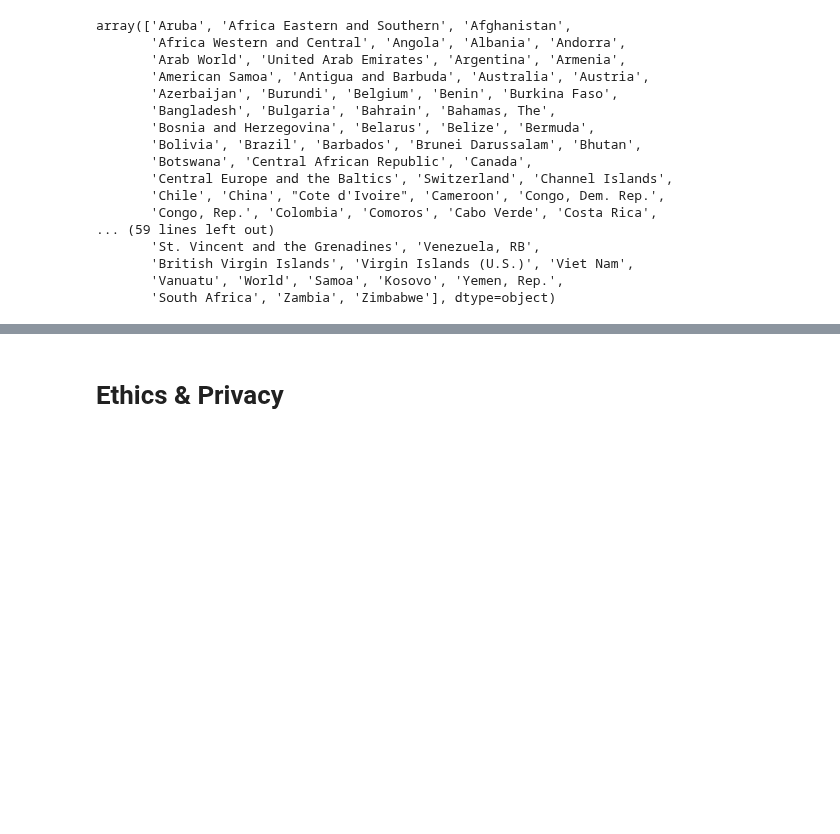
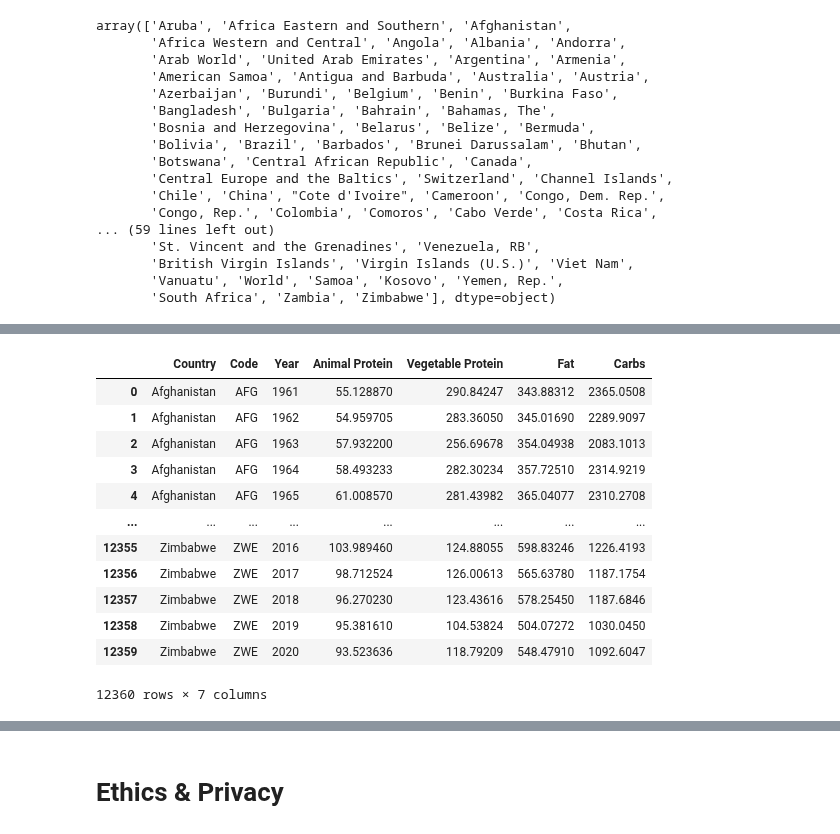
Before and after one commit to COGS108/Group074_WI24, a Jupyter notebook: DataCheckpoint_Group074_WI24.ipynb, the cells around one changed output, grey strips where cells are left out. Drawn from its saved outputs; the diff is of its cells as text; code cells hidden in the pictures; blank space fills up the shorter version.

```diff
--- a/DataCheckpoint_Group074_WI24.ipynb
+++ b/DataCheckpoint_Group074_WI24.ipynb
@@ -345,0 +359,18 @@ gdp.to_csv('./cleaned_datasets/gdp_clean.csv', index=False)
+# %%
+# Let's change the column names so that they match some of the other data sets above
+global_diet.columns = ['Country', 'Code', 'Year', 'Animal Protein', 'Vegetable Protein', 'Fat', 'Carbs']
+global_diet
+# %% [output]
+|  | Country | Code | Year | Animal Protein | Vegetable Protein | Fat | Carbs |
+| 0 | Afghanistan | AFG | 1961 | 55.128870 | 290.84247 | 343.88312 | 2365.0508 |
+| 1 | Afghanistan | AFG | 1962 | 54.959705 | 283.36050 | 345.01690 | 2289.9097 |
+| 2 | Afghanistan | AFG | 1963 | 57.932200 | 256.69678 | 354.04938 | 2083.1013 |
+| 3 | Afghanistan | AFG | 1964 | 58.493233 | 282.30234 | 357.72510 | 2314.9219 |
+| 4 | Afghanistan | AFG | 1965 | 61.008570 | 281.43982 | 365.04077 | 2310.2708 |
+| ... | ... | ... | ... | ... | ... | ... | ... |
+| 12355 | Zimbabwe | ZWE | 2016 | 103.989460 | 124.88055 | 598.83246 | 1226.4193 |
+| 12356 | Zimbabwe | ZWE | 2017 | 98.712524 | 126.00613 | 565.63780 | 1187.1754 |
+| 12357 | Zimbabwe | ZWE | 2018 | 96.270230 | 123.43616 | 578.25450 | 1187.6846 |
+| 12358 | Zimbabwe | ZWE | 2019 | 95.381610 | 104.53824 | 504.07272 | 1030.0450 |
+| 12359 | Zimbabwe | ZWE | 2020 | 93.523636 | 118.79209 | 548.47910 | 1092.6047 |
+12360 rows × 7 columns
```
Also changed, not shown: parts of 8 cells of this notebook, 2 other files.
